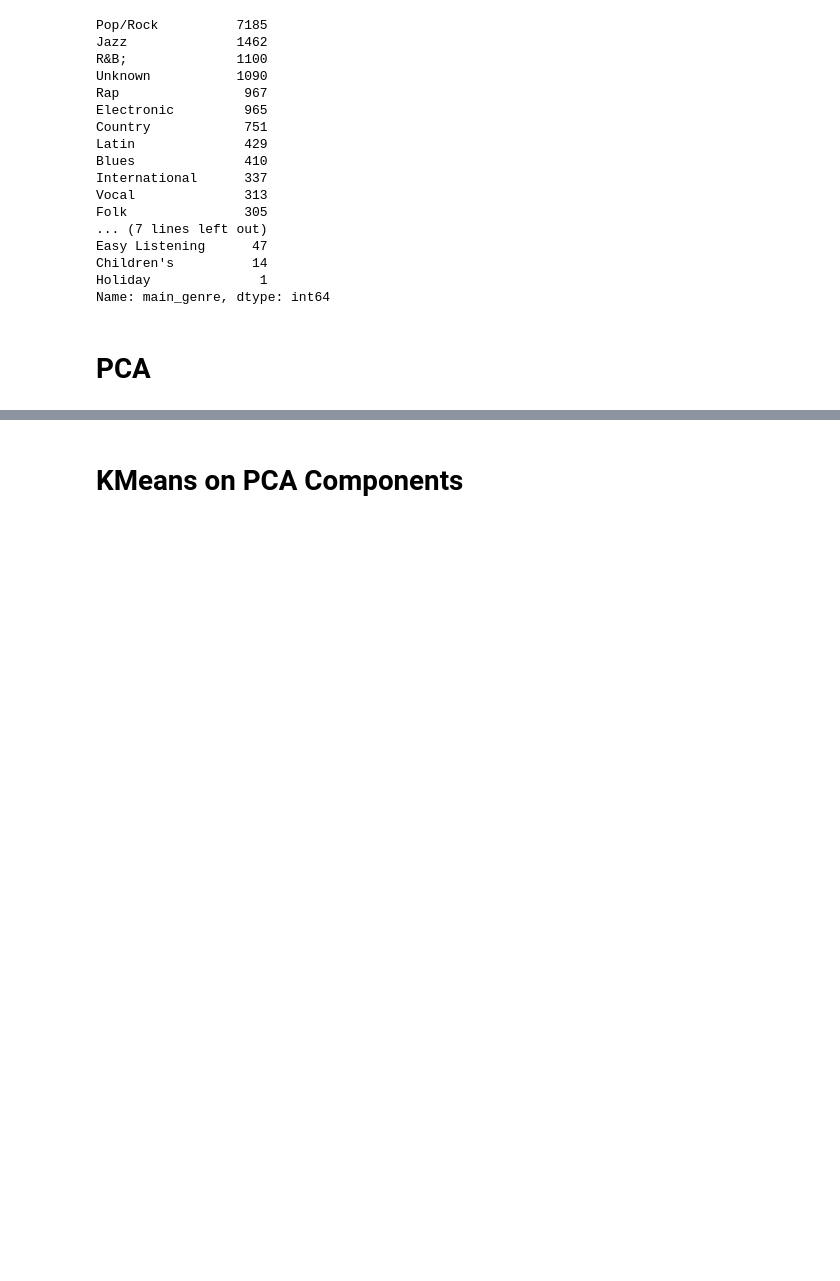
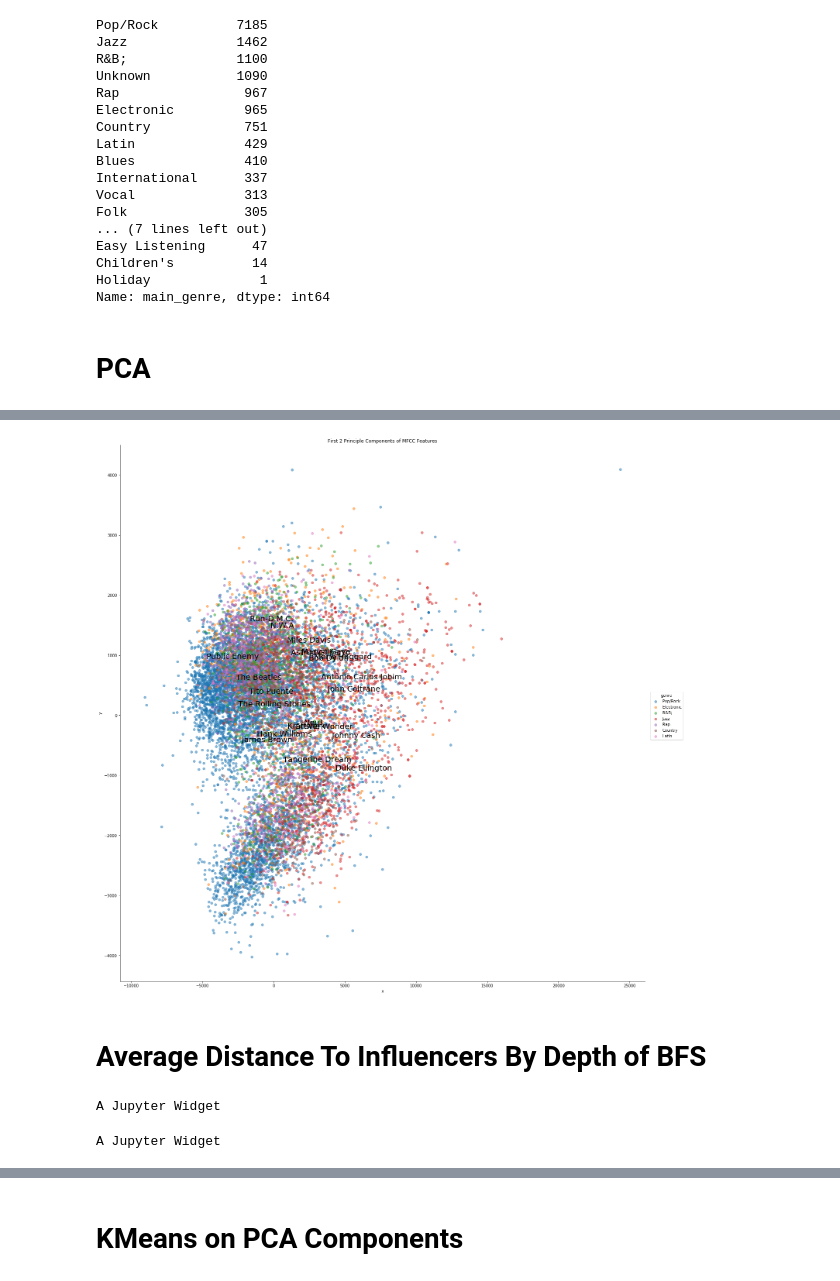
Before and after one commit to wzeyuann/music_influence, a Jupyter notebook: Dimensionality_Reduction.ipynb, the cells around one changed output, grey strips where cells are left out. Drawn from its saved outputs; the diff is of its cells as text; code cells hidden in the pictures; blank space fills up the shorter version.

```diff
--- a/Dimensionality_Reduction.ipynb
+++ b/Dimensionality_Reduction.ipynb
@@ -91,0 +96,16 @@ plt.title('First 2 Principle Components of MFCC Features')
+# %%
+# Get indices of n most influential artists for each genre
+most_inf_by_genre_indices = artists.groupby('main_genre')['outdegree']\
+                            .nlargest(3)\
+                            .index.levels[1].tolist()
+# %%
+pca_df = pd.DataFrame(dict(x=X_reduced[:,0], y=X_reduced[:,1], genre=main_genres, name=artist_names))
+sns.lmplot('x', 'y', data=pca_df, hue='genre', fit_reg=False, scatter_kws={'alpha':0.5}, size=20)
+plt.title('First 2 Principle Components of MFCC Features')
+
+# Add labels for artists who are among most influential for their genre
+for i, txt in enumerate(artist_names):
+    if artists[artists['id'] == ids[i]]['id'].index[0] in most_inf_by_genre_indices:
+        plt.annotate(txt.decode('utf-8'), (X_reduced[:,0][i],X_reduced[:,1][i]), size=20)
+# %% [output]
+[figure, added]
@@ -91,0 +125,2 @@ plt.title('First 2 Principle Components of MFCC Features')
+# %% [markdown]
+# Average Distance To Influencers By Depth of BFS
@@ -91,0 +133,9 @@ plt.title('First 2 Principle Components of MFCC Features')
+# %%
+dist_dict = {}
+
+for i, u in enumerate(tqdm_notebook(ids)):
+    dist_dict[u] = {}
+    for j, v in enumerate(ids):
+        dist_dict[u][v] = dist_matrix[i][j]
+# %% [output]
+A Jupyter Widget
@@ -91,0 +183,11 @@ plt.title('First 2 Principle Components of MFCC Features')
+# %%
+ks = range(1,10)
+distances_list = []
+mean_distances = []
+
+for k in tqdm_notebook(ks):
+    distances, mean = mean_distance_at_k(k)
+    distances_list.append(distances)
+    mean_distances.append(mean)
+# %% [output]
+A Jupyter Widget
```
Also changed, not shown: parts of 23 cells of this notebook, 9 other files.
